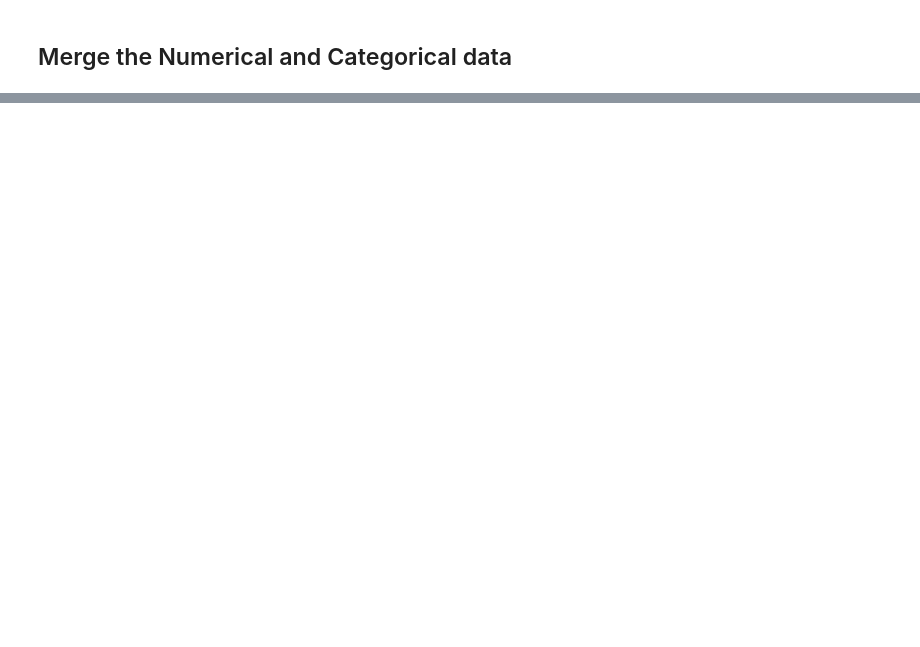
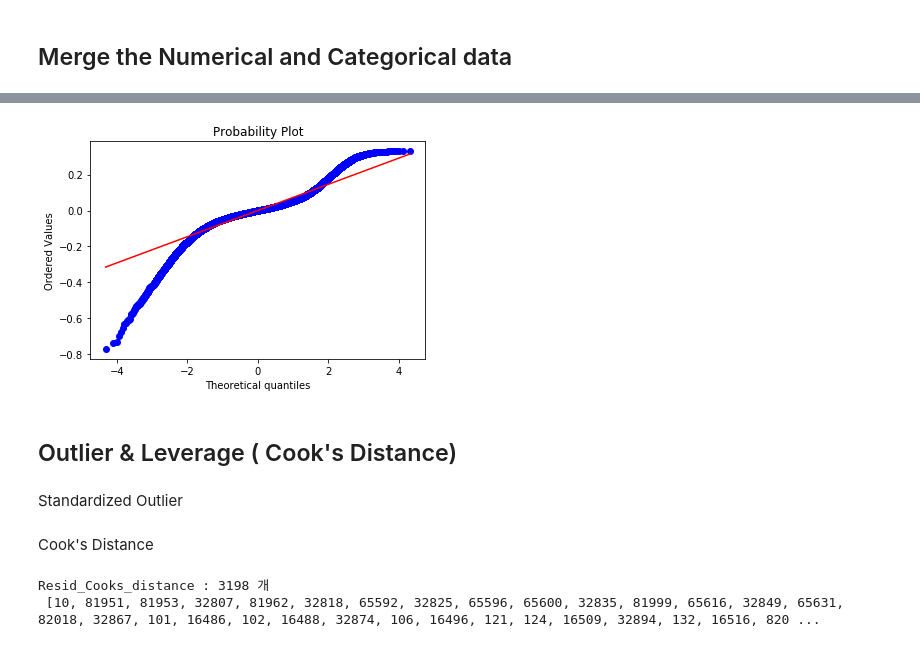
Before and after one commit to hskimim/data-analysis-tutorial, a Jupyter notebook: zillow_prize_estimation/Overall_test.ipynb, the cells around one changed output, grey strips where cells are left out. Drawn from its saved outputs; the diff is of its cells as text; code cells hidden in the pictures; blank space fills up the shorter version.

```diff
--- a/zillow_prize_estimation/Overall_test.ipynb
+++ b/zillow_prize_estimation/Overall_test.ipynb
@@ -853,3 +959,6 @@ Covariance Type:            nonrobust
 
 Warnings:
 [1] Standard Errors assume that the covariance matrix of the errors is correctly specified.
+# %%
+model3_4 = sm.OLS.from_formula('logerror ~ scale(basementsqft) + scale(bathroomcnt) + scale(bedroomcnt) + scale(finishedsquarefeet13) + scale(finishedsquarefeet15) + scale(garagecarcnt) + scale(lotsizesquarefeet)+ scale(poolsizesum) + scale(taxamount) +C(regionidcounty)+C(taxdelinquencyyear)',train_al)
+result3_4 = model3_4.fit()
@@ -863,0 +1000,9 @@ plt.show()
+# %%
+sp.stats.probplot(result3_4.resid,plot=plt)
+plt.show()
+# %% [output]
+[figure, added]
+# %% [markdown]
+## Outlier & Leverage ( Cook's Distance)
+# %% [markdown]
+Standardized Outlier
@@ -863,0 +1011,2 @@ plt.show()
+# %% [markdown]
+Cook's Distance
@@ -863,0 +1021,6 @@ plt.show()
+# %%
+resid_cooks = list(set(resid_outliers) | set(cooks_outliers))
+print("Resid_Cooks_distance :", len(resid_cooks ),"개 \n", resid_cooks)
+# %% [output]
+Resid_Cooks_distance : 3198 개
+ [10, 81951, 81953, 32807, 81962, 32818, 65592, 32825, 65596, 65600, 32835, 81999, 65616, 32849, 65631, 82018, 32867, 101, 16486, 102, 16488, 32874, 106, 16496, 121, 124, 16509, 32894, 132, 16516, 820 ...
```
Also changed, not shown: parts of 69 cells of this notebook.
